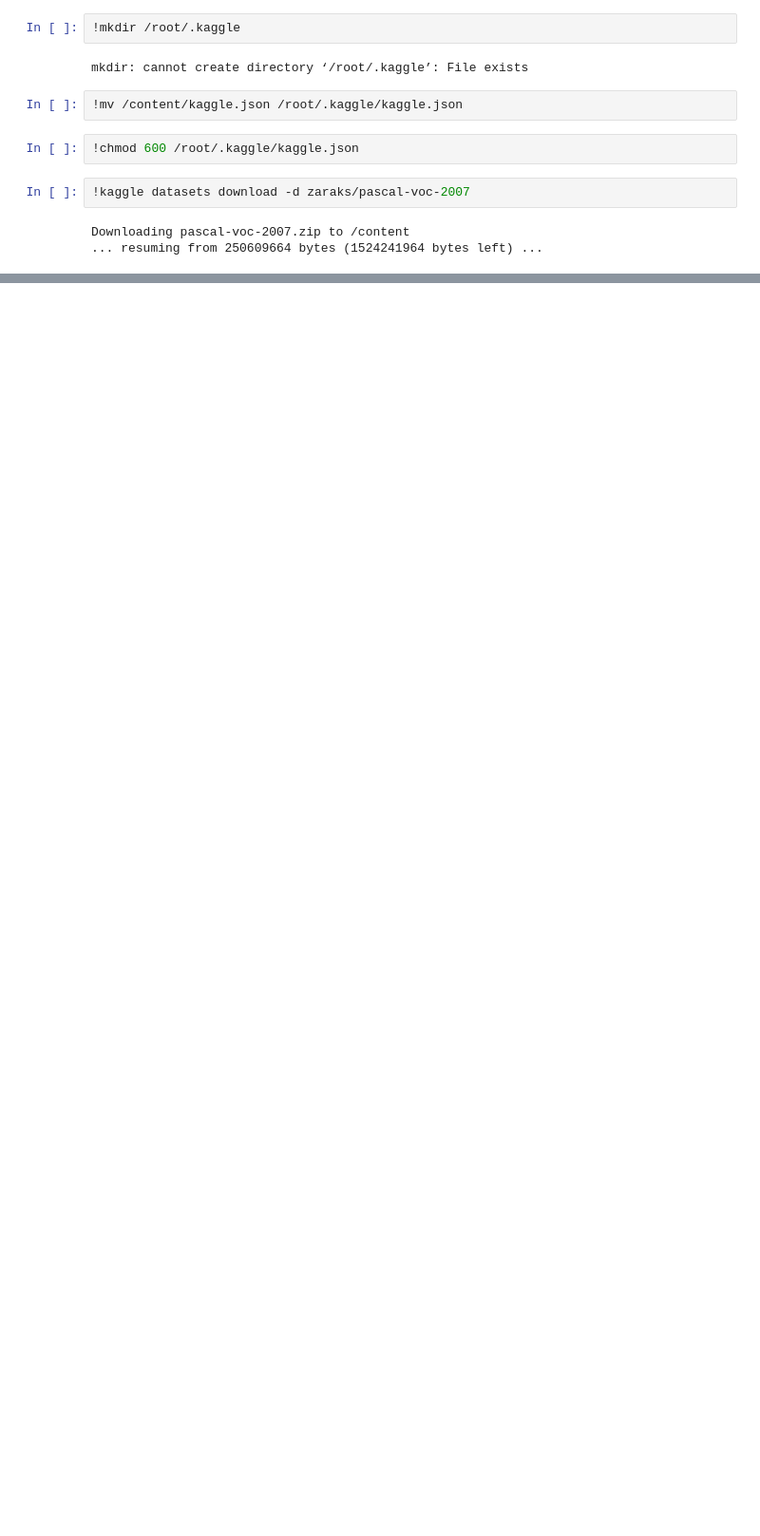
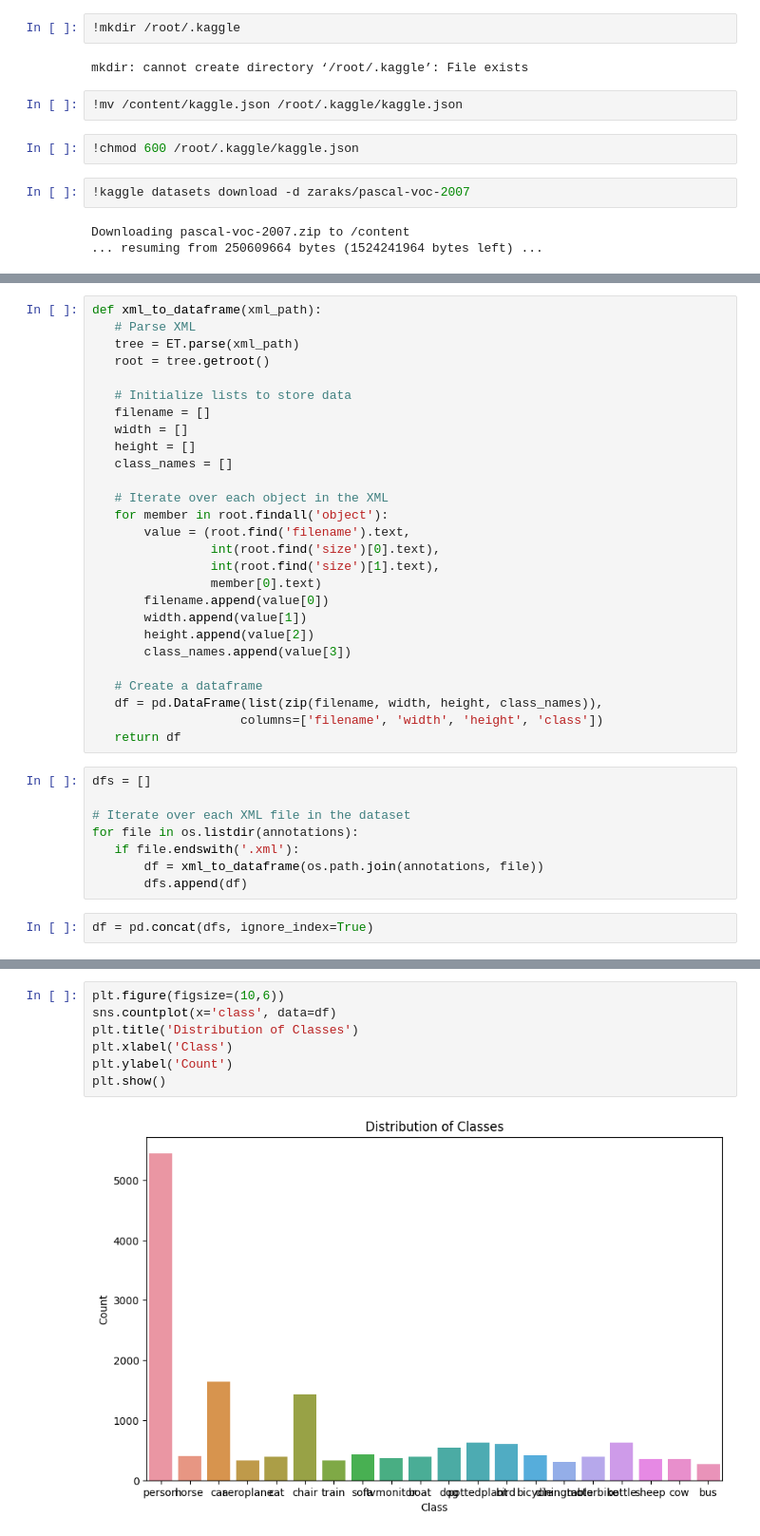
Before and after one commit to dibab64/deeplearning-dibab, a Jupyter notebook: voc2007.ipynb, the cells around one changed output, grey strips where cells are left out. Shown at 95% size. Saved outputs shown, nothing was run; the diff lists cells and outputs as text; blank space fills up the shorter version.

```diff
--- a/voc2007.ipynb
+++ b/voc2007.ipynb
@@ -42,0 +71,37 @@ Görüntülenen çıkış son 5000 satıra kısaltıldı.
+# %%
+def xml_to_dataframe(xml_path):
+   # Parse XML
+   tree = ET.parse(xml_path)
+   root = tree.getroot()
+
+   # Initialize lists to store data
+   filename = []
+   width = []
+   height = []
+   class_names = []
+
+   # Iterate over each object in the XML
+   for member in root.findall('object'):
+       value = (root.find('filename').text,
+                int(root.find('size')[0].text),
+                int(root.find('size')[1].text),
+                member[0].text)
+       filename.append(value[0])
+       width.append(value[1])
+       height.append(value[2])
+       class_names.append(value[3])
+
+   # Create a dataframe
+   df = pd.DataFrame(list(zip(filename, width, height, class_names)),
+                    columns=['filename', 'width', 'height', 'class'])
+   return df
+# %%
+dfs = []
+
+# Iterate over each XML file in the dataset
+for file in os.listdir(annotations):
+   if file.endswith('.xml'):
+       df = xml_to_dataframe(os.path.join(annotations, file))
+       dfs.append(df)
+# %%
+df = pd.concat(dfs, ignore_index=True)
@@ -42,0 +130,9 @@ Görüntülenen çıkış son 5000 satıra kısaltıldı.
+# %%
+plt.figure(figsize=(10,6))
+sns.countplot(x='class', data=df)
+plt.title('Distribution of Classes')
+plt.xlabel('Class')
+plt.ylabel('Count')
+plt.show()
+# %% [output]
+[figure, added]
```
Also changed, not shown: parts of 36 cells of this notebook.
